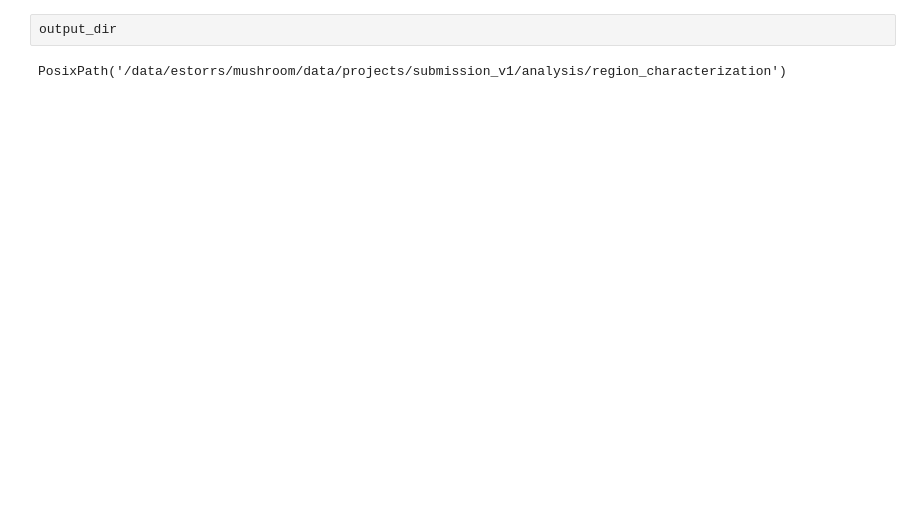
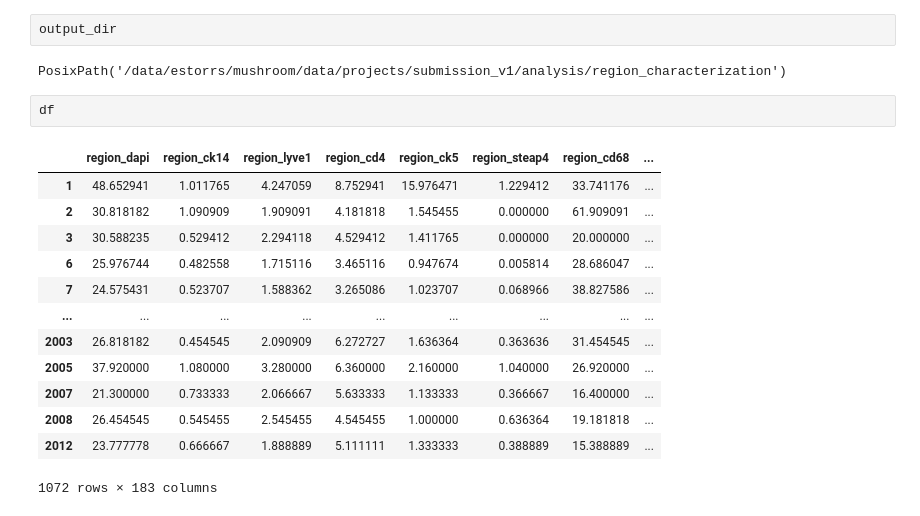
Before and after one commit to ding-lab/mushroom, a Jupyter notebook: notebooks/manuscript/submission_v2/step5_region_characterization.ipynb, the cells around one changed output. Drawn from its saved outputs; the diff is of its cells as text; blank space fills up the shorter version.

```diff
--- a/notebooks/manuscript/submission_v2/step5_region_characterization.ipynb
+++ b/notebooks/manuscript/submission_v2/step5_region_characterization.ipynb
@@ -467,3 +472,19 @@ S18-9906-U25 multiplex_0 24
 output_dir
 # %% [output]
 PosixPath('/data/estorrs/mushroom/data/projects/submission_v1/analysis/region_characterization')
+# %%
+df
+# %% [output]
+|  | region_dapi | region_ck14 | region_lyve1 | region_cd4 | region_ck5 | region_steap4 | region_cd68 | ... |
+| 1 | 48.652941 | 1.011765 | 4.247059 | 8.752941 | 15.976471 | 1.229412 | 33.741176 | ... |
+| 2 | 30.818182 | 1.090909 | 1.909091 | 4.181818 | 1.545455 | 0.000000 | 61.909091 | ... |
+| 3 | 30.588235 | 0.529412 | 2.294118 | 4.529412 | 1.411765 | 0.000000 | 20.000000 | ... |
+| 6 | 25.976744 | 0.482558 | 1.715116 | 3.465116 | 0.947674 | 0.005814 | 28.686047 | ... |
+| 7 | 24.575431 | 0.523707 | 1.588362 | 3.265086 | 1.023707 | 0.068966 | 38.827586 | ... |
+| ... | ... | ... | ... | ... | ... | ... | ... | ... |
+| 2003 | 26.818182 | 0.454545 | 2.090909 | 6.272727 | 1.636364 | 0.363636 | 31.454545 | ... |
+| 2005 | 37.920000 | 1.080000 | 3.280000 | 6.360000 | 2.160000 | 1.040000 | 26.920000 | ... |
+| 2007 | 21.300000 | 0.733333 | 2.066667 | 5.633333 | 1.133333 | 0.366667 | 16.400000 | ... |
+| 2008 | 26.454545 | 0.545455 | 2.545455 | 4.545455 | 1.000000 | 0.636364 | 19.181818 | ... |
+| 2012 | 23.777778 | 0.666667 | 1.888889 | 5.111111 | 1.333333 | 0.388889 | 15.388889 | ... |
+1072 rows × 183 columns
```
Also changed, not shown: parts of 3 cells of this notebook, 3 other files.
